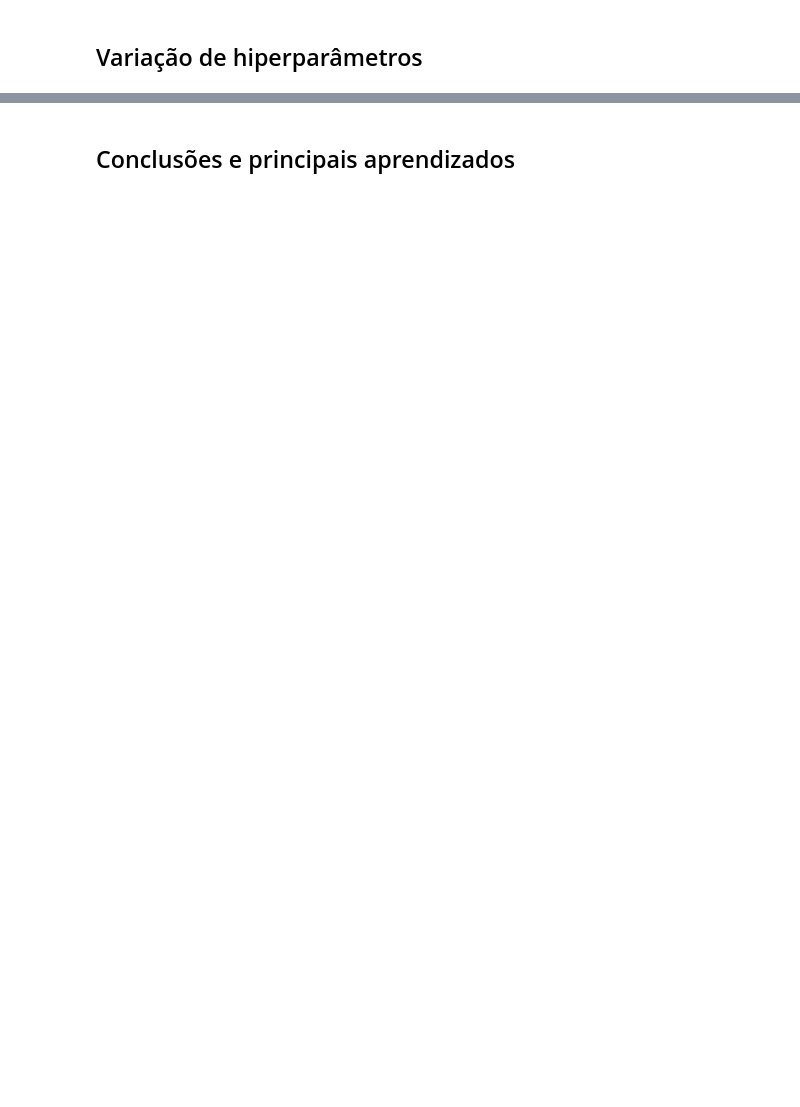
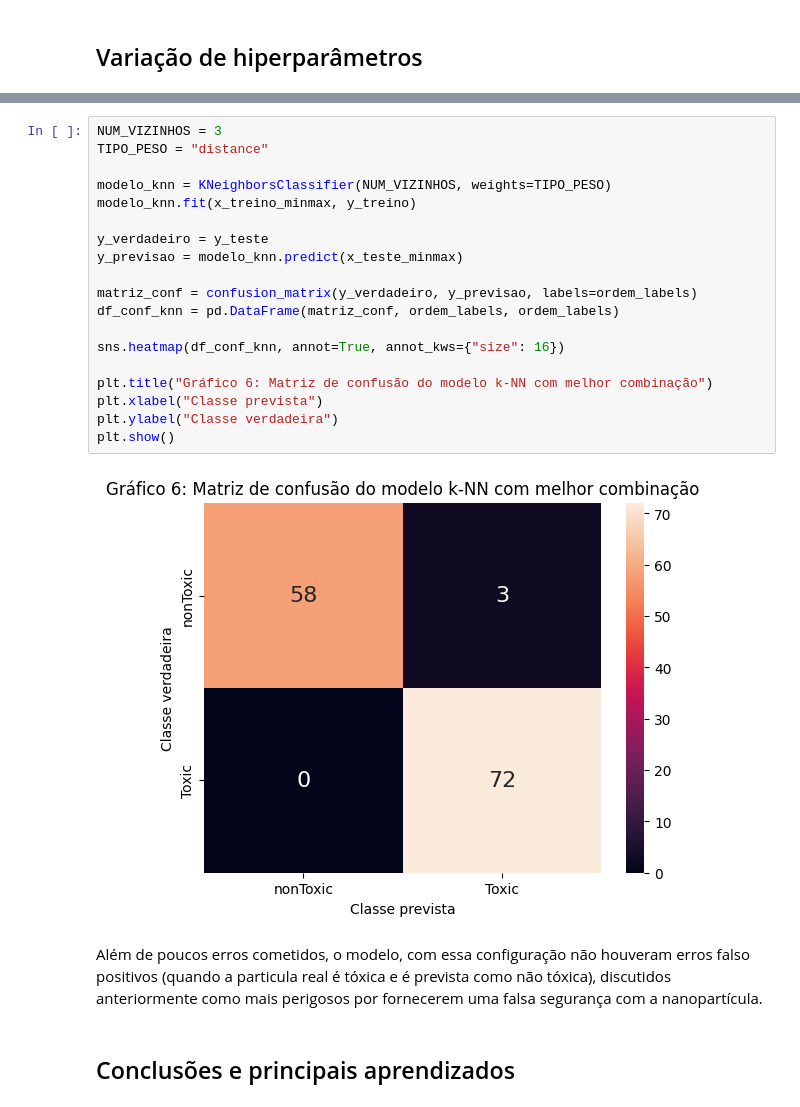
Before and after one commit to Leonardo-RGS/Nanotox_kNN, a Jupyter notebook: Nanotoxicidade_knn.ipynb, the cells around one changed output, grey strips where cells are left out. Cells and saved outputs as stored; diff of their text form; blank space fills up the shorter version.

```diff
--- a/Nanotoxicidade_knn.ipynb
+++ b/Nanotoxicidade_knn.ipynb
@@ -461,3 +496,26 @@ n_neighbors=7,   p=3,   weights='distance'   Acurácia: 0.9548872180451128.
+# %%
+NUM_VIZINHOS = 3
+TIPO_PESO = "distance"
+
+modelo_knn = KNeighborsClassifier(NUM_VIZINHOS, weights=TIPO_PESO)
+modelo_knn.fit(x_treino_minmax, y_treino)
+
+y_verdadeiro = y_teste
+y_previsao = modelo_knn.predict(x_teste_minmax)
+
+matriz_conf = confusion_matrix(y_verdadeiro, y_previsao, labels=ordem_labels)
+df_conf_knn = pd.DataFrame(matriz_conf, ordem_labels, ordem_labels)
+
+sns.heatmap(df_conf_knn, annot=True, annot_kws={"size": 16})
+
+plt.title("Gráfico 6: Matriz de confusão do modelo k-NN com melhor combinação")
+plt.xlabel("Classe prevista")
+plt.ylabel("Classe verdadeira")
+plt.show()
+# %% [output]
+[figure, added]
+# %% [markdown]
+Além de poucos erros cometidos, o modelo, com essa configuração não houveram erros falso positivos (quando a particula real é tóxica e é prevista como não tóxica), discutidos anteriormente como mais perigosos por fornecerem uma falsa segurança com a nanopartícula.
 # %% [markdown]
 ## Conclusões e principais aprendizados
 # %% [markdown]
```
Also changed, not shown: parts of 28 cells of this notebook.
